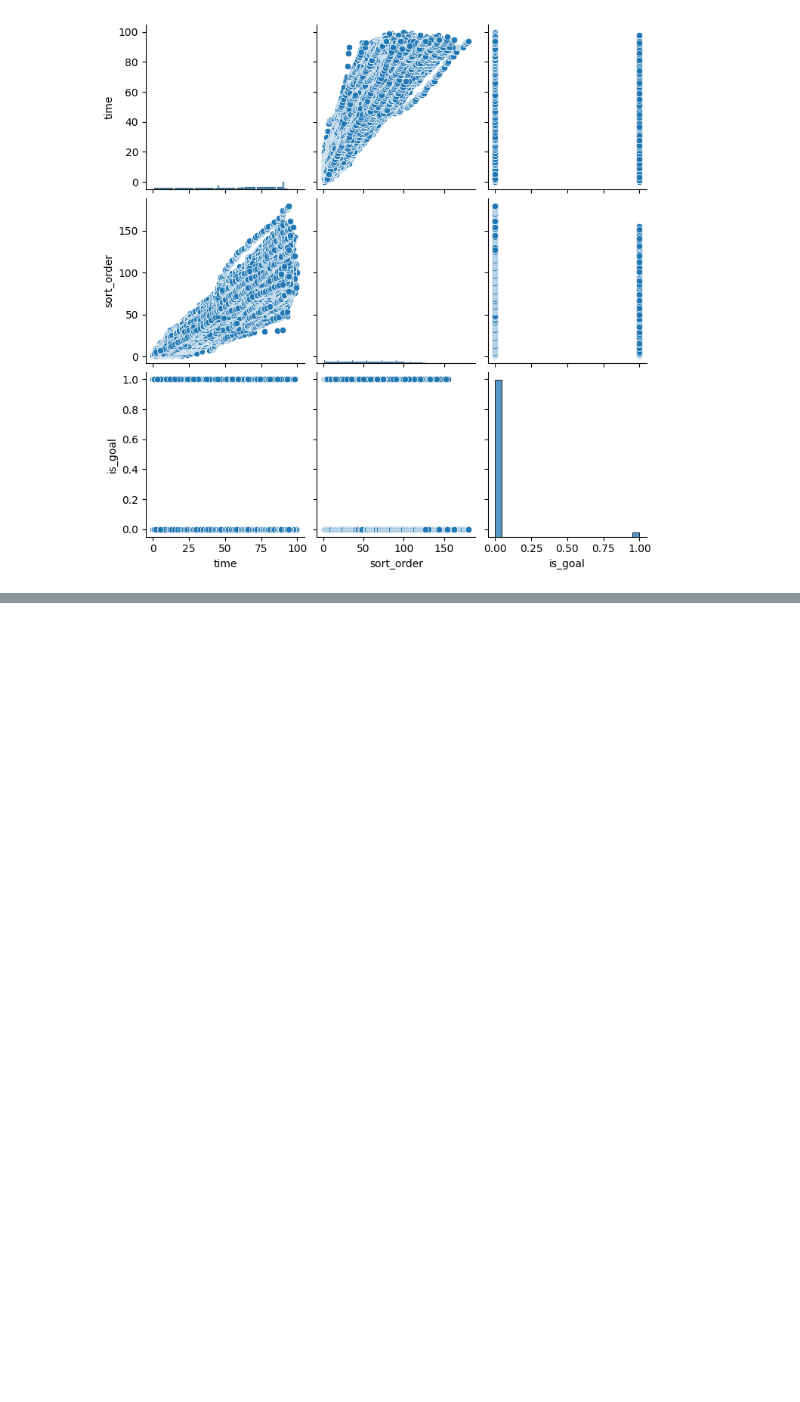
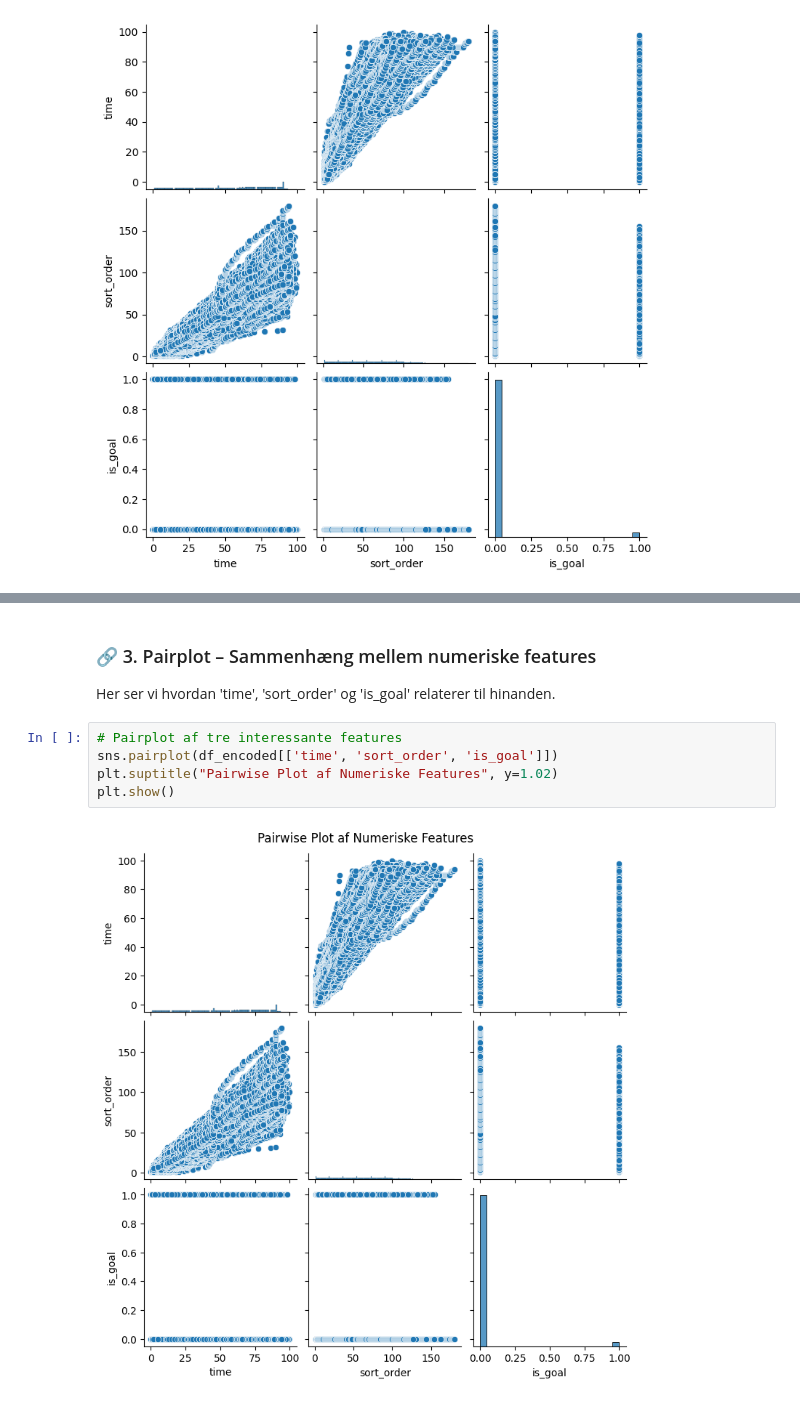
Before and after one commit to Keveren1/AIML-OLA1, a Jupyter notebook: OLA1_fuldt_kommenteret_med_task3.ipynb, the cells around one changed output, grey strips where cells are left out. Drawn from its saved outputs; the diff is of its cells as text; blank space fills up the shorter version.

```diff
--- a/OLA1_annoteret.ipynb
+++ b/OLA1_fuldt_kommenteret_med_task3.ipynb
@@ -252,0 +317,11 @@ sns.pairplot(df_encoded[['time', 'sort_order', 'is_goal']])
+# %% [markdown]
+### 🔗 3. Pairplot – Sammenhæng mellem numeriske features
+
+Her ser vi hvordan 'time', 'sort_order' og 'is_goal' relaterer til hinanden.
+# %%
+# Pairplot af tre interessante features
+sns.pairplot(df_encoded[['time', 'sort_order', 'is_goal']])
+plt.suptitle("Pairwise Plot af Numeriske Features", y=1.02)
+plt.show()
+# %% [output]
+[figure, added]
```
Also changed, not shown: parts of 16 cells of this notebook, 1 other file.
